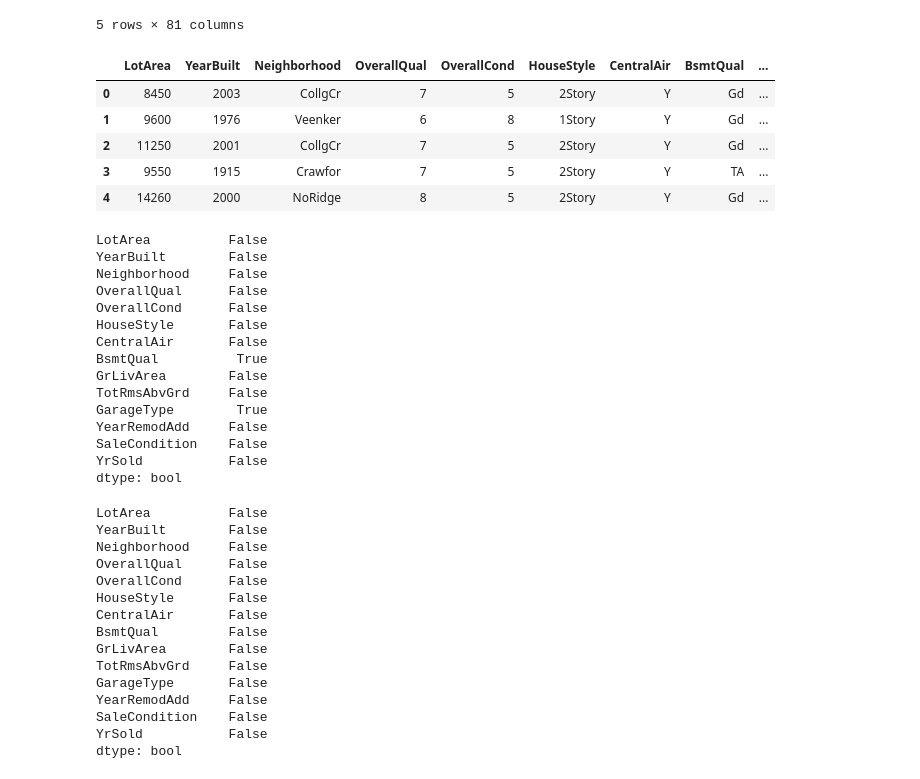
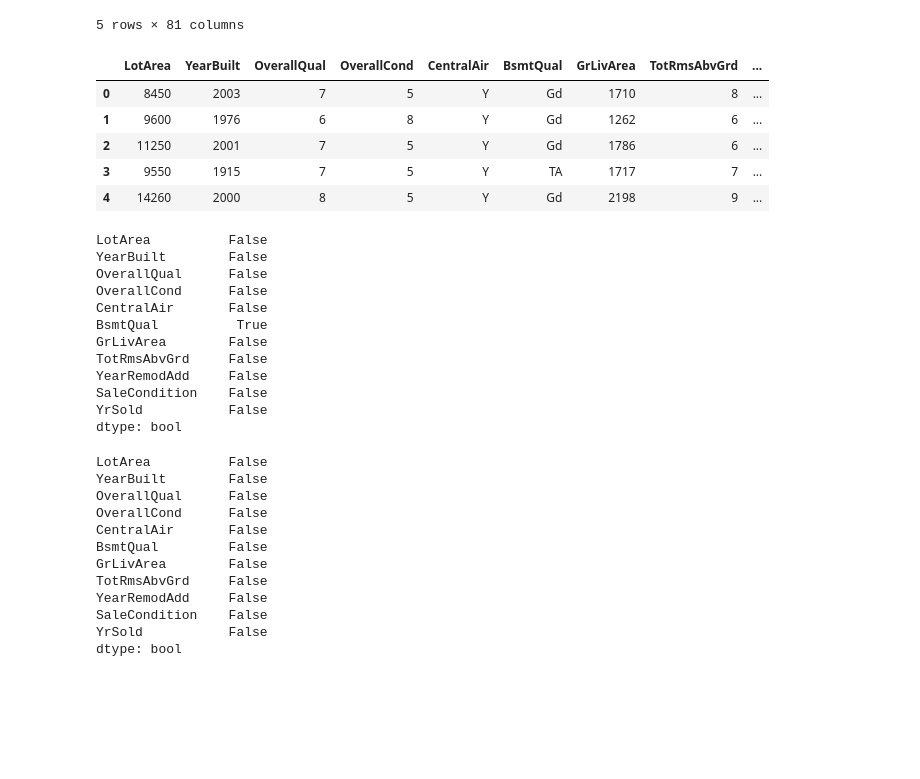
Before and after one commit to yashweek/CS675midterm-project, a Jupyter notebook: Midterm Project.ipynb, the cells around one changed output. Cells and saved outputs as stored; diff of their text form; code cells hidden in the pictures; blank space fills up the shorter version.

```diff
--- a/Midterm Project.ipynb
+++ b/Midterm Project.ipynb
@@ -37,33 +37,30 @@ train_data.head()
 5 rows × 81 columns
 # %%
 #selecting features from existing train data
-df_feat = train_data[['LotArea', 'YearBuilt', 'Neighborhood','OverallQual',
-                              'OverallCond','HouseStyle','CentralAir','BsmtQual', 'GrLivArea',
-                              'TotRmsAbvGrd', 'GarageType','YearRemodAdd','SaleCondition','YrSold']]
+df_feat = train_data[['LotArea', 'YearBuilt', 'OverallQual',
+                              'OverallCond','CentralAir','BsmtQual', 'GrLivArea',
+                              'TotRmsAbvGrd','YearRemodAdd','SaleCondition','YrSold']]
 
 df_feat.head()
 # %% [output]
-|  | LotArea | YearBuilt | Neighborhood | OverallQual | OverallCond | HouseStyle | CentralAir | BsmtQual | ... |
-| 0 | 8450 | 2003 | CollgCr | 7 | 5 | 2Story | Y | Gd | ... |
-| 1 | 9600 | 1976 | Veenker | 6 | 8 | 1Story | Y | Gd | ... |
-| 2 | 11250 | 2001 | CollgCr | 7 | 5 | 2Story | Y | Gd | ... |
-| 3 | 9550 | 1915 | Crawfor | 7 | 5 | 2Story | Y | TA | ... |
-| 4 | 14260 | 2000 | NoRidge | 8 | 5 | 2Story | Y | Gd | ... |
+|  | LotArea | YearBuilt | OverallQual | OverallCond | CentralAir | BsmtQual | GrLivArea | TotRmsAbvGrd | ... |
+| 0 | 8450 | 2003 | 7 | 5 | Y | Gd | 1710 | 8 | ... |
+| 1 | 9600 | 1976 | 6 | 8 | Y | Gd | 1262 | 6 | ... |
+| 2 | 11250 | 2001 | 7 | 5 | Y | Gd | 1786 | 6 | ... |
+| 3 | 9550 | 1915 | 7 | 5 | Y | TA | 1717 | 7 | ... |
+| 4 | 14260 | 2000 | 8 | 5 | Y | Gd | 2198 | 9 | ... |
 # %%
 #shows which columns have missing data
 df_feat.isna().any()
 # %% [output]
 LotArea          False
 YearBuilt        False
-Neighborhood     False
 OverallQual      False
 OverallCond      False
-HouseStyle       False
 CentralAir       False
 BsmtQual          True
 GrLivArea        False
 TotRmsAbvGrd     False
-GarageType        True
 YearRemodAdd     False
 SaleCondition    False
 YrSold           False
@@ -72,26 +69,22 @@ dtype: bool
 #replacing NA for no basement and no garage with None before label encoding
 
 df_feat['BsmtQual'].fillna('None',  inplace=True,)
-df_feat['GarageType'].fillna('None',  inplace=True)
+
+#shows that none of the data columns are NA anymore
+df_feat.isna().any()
+# %% [output]
+LotArea          False
+YearBuilt        False
+OverallQual      False
+OverallCond      False
+CentralAir       False
+BsmtQual         False
+GrLivArea        False
+TotRmsAbvGrd     False
+YearRemodAdd     False
+SaleCondition    False
+YrSold           False
+dtype: bool
-# %%
-#shows that none of the data columns are NA anymore
-df_feat.isna().any()
-# %% [output]
-LotArea          False
-YearBuilt        False
-Neighborhood     False
-OverallQual      False
-OverallCond      False
-HouseStyle       False
-CentralAir       False
-BsmtQual         False
-GrLivArea        False
-TotRmsAbvGrd     False
-GarageType       False
-YearRemodAdd     False
-SaleCondition    False
-YrSold           False
-dtype: bool
 # %%
 #creating the 5 new features and adding to df_feat dataframe
 
```
Also changed, not shown: parts of 13 cells of this notebook.
